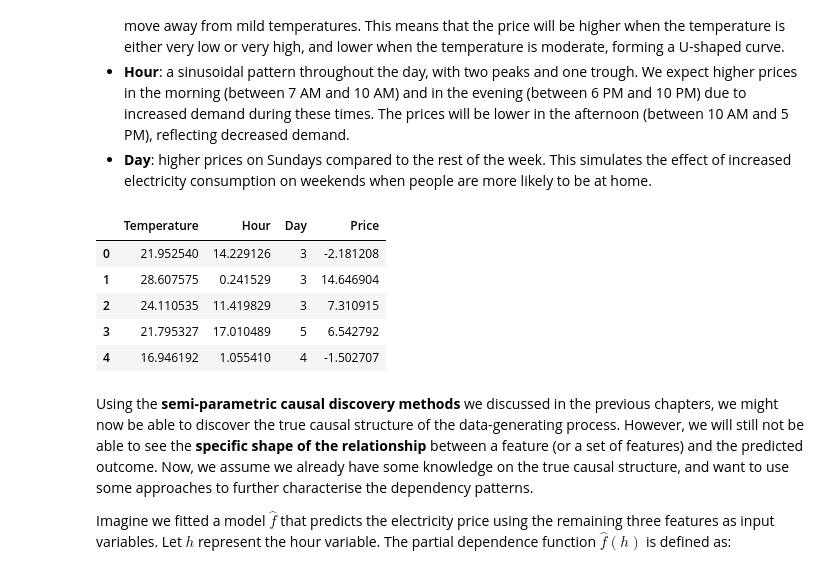
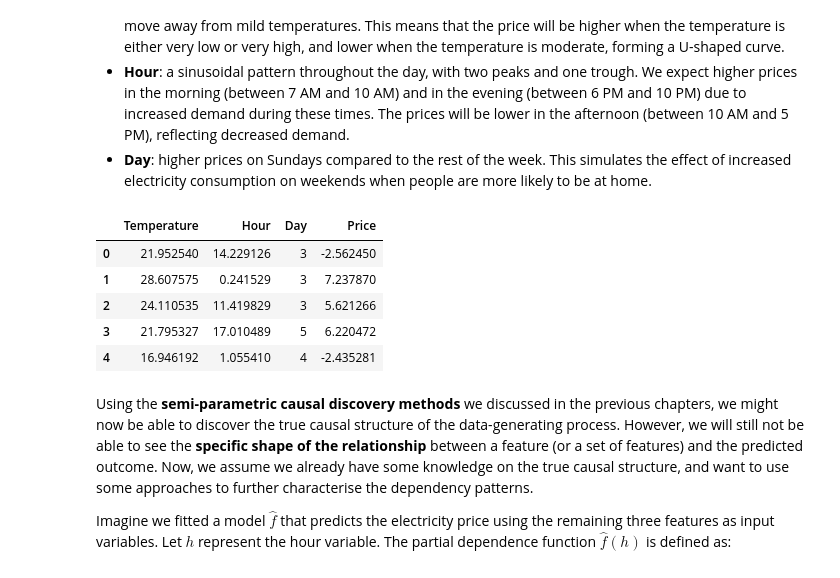
Before and after one commit to dcacciarelli/my-causality-book, a Jupyter notebook: _sources/notebooks/partial_dependency_plots.ipynb, the cells around one changed output. Drawn from its saved outputs; the diff is of its cells as text; code cells hidden in the pictures.

```diff
--- a/_sources/notebooks/partial_dependency_plots.ipynb
+++ b/_sources/notebooks/partial_dependency_plots.ipynb
@@ -10,39 +10,39 @@ Consider a case where we fit a model to predict the wholesale electricity price
 # %%
 import numpy as np
 import pandas as pd
 
 # Simulate data
 np.random.seed(0)
 n_samples = 1000
 temperature = np.random.uniform(0, 40, n_samples)  # Temperature in Celsius
 time_of_day = np.random.uniform(0, 24, n_samples)  # Time of day in hours
 day_of_week = np.random.randint(0, 7, n_samples)  # Day of the week (0=Sunday, 6=Saturday)
 
-price = (0.2 * (temperature - 20)**2 +  # Quadratic effect of temperature
+price = (0.1 * (temperature - 20)**2 +  # Quadratic effect of temperature
          5 * np.sin((time_of_day - 7) * np.pi / 6) * (time_of_day >= 7) * (time_of_day <= 10) +  # Smooth peak between 7 AM and 10 AM
          5 * np.sin((time_of_day - 18) * np.pi / 4) * (time_of_day >= 18) * (time_of_day <= 22) +  # Smooth peak between 6 PM and 10 PM
          -5 * np.sin((time_of_day - 10) * np.pi / 7) * (time_of_day >= 10) * (time_of_day <= 17) +  # Smooth trough between 10 AM and 5 PM
          7 * np.sin((time_of_day) * np.pi / 24) +  # Sinusoidal effect throughout the day
          5 * (day_of_week == 0) +  # Higher prices on Sunday
          np.random.normal(0, 2, n_samples) * 2)  # Noise
 
 # Convert to DataFrame for convenience
 data = pd.DataFrame({
     'Temperature': temperature,
     'Hour': time_of_day,
     'Day': day_of_week,
     'Price': price
 })
 
 # Display the first few rows
 data.head()
 # %% [output]
 |  | Temperature | Hour | Day | Price |
-| 0 | 21.952540 | 14.229126 | 3 | -2.181208 |
-| 1 | 28.607575 | 0.241529 | 3 | 14.646904 |
-| 2 | 24.110535 | 11.419829 | 3 | 7.310915 |
-| 3 | 21.795327 | 17.010489 | 5 | 6.542792 |
-| 4 | 16.946192 | 1.055410 | 4 | -1.502707 |
+| 0 | 21.952540 | 14.229126 | 3 | -2.562450 |
+| 1 | 28.607575 | 0.241529 | 3 | 7.237870 |
+| 2 | 24.110535 | 11.419829 | 3 | 5.621266 |
+| 3 | 21.795327 | 17.010489 | 5 | 6.220472 |
+| 4 | 16.946192 | 1.055410 | 4 | -2.435281 |
 # %% [markdown]
 Using the **semi-parametric causal discovery methods** we discussed in the previous chapters, we might now be able to discover the true causal structure of the data-generating process. However, we will still not be able to see the **specific shape of the relationship** between a feature (or a set of features) and the predicted outcome. Now, we assume we already have some knowledge on the true causal structure, and want to use some approaches to further characterise the dependency patterns.
 
```
Also changed, not shown: parts of 5 cells of this notebook, 6 other files.
